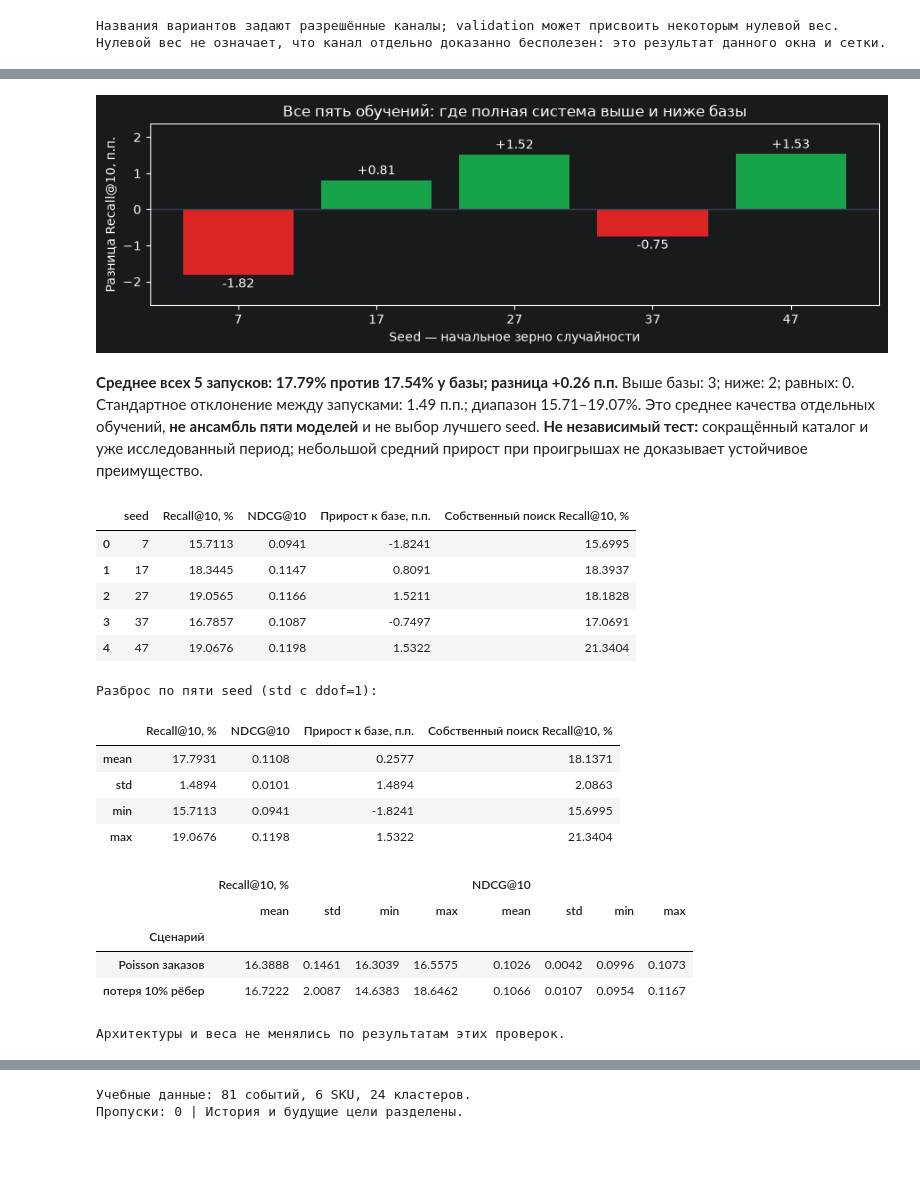
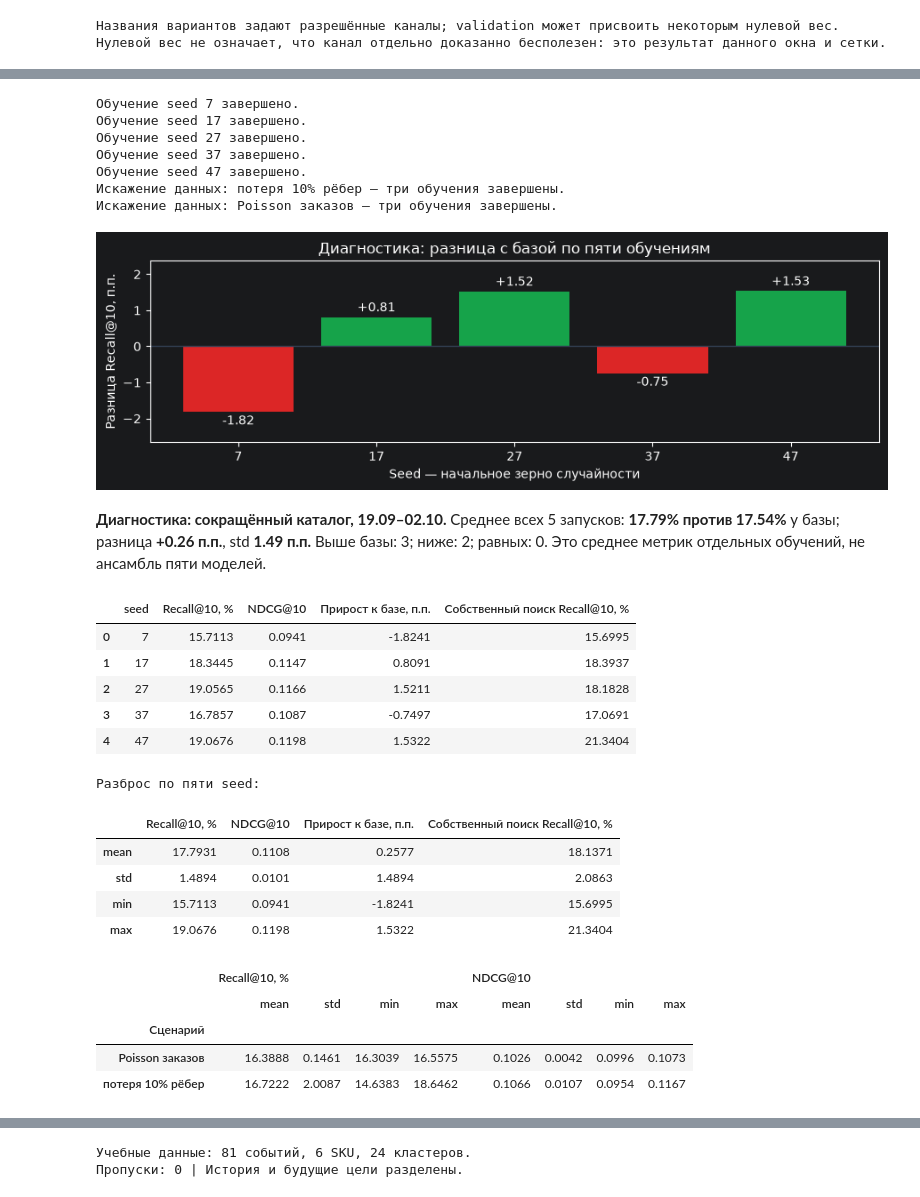
Before and after one commit to eugiv/ozon_card_query_model, a Jupyter notebook: recommender_demo.ipynb, the cells around one changed output, grey strips where cells are left out. Drawn from its saved outputs; the diff is of its cells as text; code cells hidden in the pictures; blank space fills up the shorter version.

```diff
--- a/recommender_demo.ipynb
+++ b/recommender_demo.ipynb
@@ -395,8 +527,4 @@ display(pd.DataFrame(research['study']['splits']))
 # %%
-from importlib import reload
-import semantic_adapter, graph_learning
-reload(semantic_adapter); reload(graph_learning)
-
 if RECOMPUTE_RESEARCH:
     stop_split = splits['epoch_validation']
     adapter_scorer = profile_scorer(stop_split['base'], stop_split['history'], study_catalog, weighted=True)
@@ -430,7 +558,7 @@ if RECOMPUTE_RESEARCH:
     for kind in ['adapter', 'graph']:
         smoke_vectors, smoke_audit, _ = train_network(kind, epochs=1)
         assert smoke_audit['optimizer_steps'] > 0 and smoke_audit['best_validation_score'] is not None
-        print('Короткая проверка', kind, ': отложенная метрика вычислена, scores конечны.')
+        print('Короткая проверка', kind, ': отложенная метрика вычислена, оценки конечны.')
     architectures = [('adapter', {'hidden_dim': 128}), ('adapter', {'hidden_dim': 64}),
                      ('graph', {'dimensions': 32, 'layers': 2}),
                      ('graph', {'dimensions': 16, 'layers': 2}), ('graph', {'dimensions': 32, 'layers': 1})]
@@ -464,11 +592,15 @@ fig, axes = plt.subplots(2, 2, figsize=(11, 6))
 for row, kind in enumerate(['adapter', 'graph']):
     curve = research['curves'][kind]
     axes[row, 0].plot(range(1, len(curve['loss']) + 1), curve['loss'])
-    axes[row, 0].set_title(kind + ': train loss')
+    axes[row, 0].set_title(kind + ': ошибка обучения')
     axes[row, 1].plot(range(len(curve['validation_per_epoch'])), curve['validation_per_epoch'], marker='.')
     axes[row, 1].axvline(curve['best_epoch'], color='green', linestyle='--', label='Восстановленная эпоха')
-    axes[row, 1].set_title(kind + ': отложенный NDCG@10'); axes[row, 1].legend()
-    for ax in axes[row]: ax.set_xlabel('Эпоха')
-fig.tight_layout(); plt.show(); plt.close(fig)
-print('Выбрано на validation:', research['selected_parameters'])
+    axes[row, 1].set_title(kind + ': отложенный NDCG@10')
+    axes[row, 1].legend()
+    for ax in axes[row]:
+        ax.set_xlabel('Эпоха')
+fig.tight_layout()
+plt.show()
+plt.close(fig)
+print('Параметры контрольных кривых:', research['selected_parameters'])
 # %% [output]
@@ -616,7 +756,7 @@ if RECOMPUTE_RESEARCH:
         repeat_rows.append({'seed': seed, 'Recall@10, %': 100 * metric['recall@10'],
             'NDCG@10': metric['ndcg@10'], 'Прирост к базе, п.п.': 100 * metric['recall@10'] - research['ablation'][0]['Recall@10, %'],
             'Собственный поиск Recall@10, %': 100 * own_metric['recall@10']})
-        print('Повторное обучение seed', seed, 'завершено.')
+        print('Обучение seed', seed, 'завершено.')
     research['seeds'] = repeat_rows
     noise_rows = []
     for scenario in ['потеря 10% рёбер', 'Poisson заказов']:
@@ -627,56 +767,62 @@ if RECOMPUTE_RESEARCH:
                 damaged = damaged.loc[~(damaged.orders.gt(0) & (rng.random(len(damaged)) < .1))].copy()
             else:
                 damaged['orders'] = rng.poisson(damaged.orders.to_numpy(dtype=float))
             encoded = {kind: train_network(kind, seed=seed, history=damaged,
                          **research['selected_parameters'][kind])[0] for kind in ['adapter', 'graph']}
             scored = score_on_pool(common_test, splits['test'], encoded)
             metric = ranking_metrics(scored[['sku', 'normquery']].assign(
                 score=fusion_scores(scored, research['weights']['Полные четыре'])), common_targets)
             noise_rows.append({'Сценарий': scenario, 'seed': seed,
                 'Recall@10, %': 100 * metric['recall@10'], 'NDCG@10': metric['ndcg@10']})
-        print('Стресс-тест:', scenario, '— 3 переобучения завершены.')
+        print('Искажение данных:', scenario, '— три обучения завершены.')
     research['training_noise'] = noise_rows
 
 repeats = pd.DataFrame(research['seeds'])
 repeat_summary = repeat_result_summary(research)
-assert repeats.seed.tolist() == research['study']['seeds'], 'Нельзя убрать неудачные запуски из итоговой таблицы'
+assert repeats.seed.tolist() == research['study']['seeds'], 'Таблица должна содержать все заданные seed'
 repeat_gains = repeats['Recall@10, %'] - repeat_summary['baseline']
 np.testing.assert_allclose(repeat_gains, repeats['Прирост к базе, п.п.'])
 fig, ax = plt.subplots(figsize=(9, 3))
 bars = ax.bar(repeats.seed.astype(str), repeat_gains,
               color=['#16a34a' if gain > 0 else '#dc2626' if gain < 0 else '#94a3b8' for gain in repeat_gains])
 ax.axhline(0, color='#334155', linewidth=1)
-ax.set_title('Все пять обучений: где полная система выше и ниже базы')
-ax.set_xlabel('Seed — начальное зерно случайности'); ax.set_ylabel('Разница Recall@10, п.п.')
+ax.set_title('Диагностика: разница с базой по пяти обучениям')
+ax.set_xlabel('Seed — начальное зерно случайности')
+ax.set_ylabel('Разница Recall@10, п.п.')
 ax.margins(y=.25)
 for bar, gain in zip(bars, repeat_gains):
     ax.text(bar.get_x() + bar.get_width() / 2, gain + (.08 if gain >= 0 else -.08),
             f'{gain:+.2f}', ha='center', va='bottom' if gain >= 0 else 'top')
-fig.tight_layout(); plt.show(); plt.close(fig)
-display(Markdown(f"**Среднее всех {repeat_summary['count']} запусков: {repeat_summary['mean']:.2f}% "
-    f"против {repeat_summary['baseline']:.2f}% у базы; разница {repeat_summary['gain']:+.2f} п.п.** "
+fig.tight_layout()
+plt.show()
+plt.close(fig)
+display(Markdown(f"**Диагностика: сокращённый каталог, 19.09–02.10.** Среднее всех {repeat_summary['count']} запусков: "
+    f"**{repeat_summary['mean']:.2f}% против {repeat_summary['baseline']:.2f}%** у базы; "
+    f"разница **{repeat_summary['gain']:+.2f} п.п.**, std **{repeat_summary['std']:.2f} п.п.** "
     f"Выше базы: {repeat_summary['wins']}; ниже: {repeat_summary['losses']}; равных: {repeat_summary['ties']}. "
-    f"Стандартное отклонение между запусками: {repeat_summary['std']:.2f} п.п.; "
-    f"диапазон {repeat_summary['minimum']:.2f}–{repeat_summary['maximum']:.2f}%. "
-    'Это среднее качества отдельных обучений, **не ансамбль пяти моделей** и не выбор лучшего seed. '
-    '**Не независимый тест:** сокращённый каталог и уже исследованный период; '
-    'небольшой средний прирост при проигрышах не доказывает устойчивое преимущество.'))
+    'Это среднее метрик отдельных обучений, не ансамбль пяти моделей.'))
 display(repeats.round(4))
-print('Разброс по пяти seed (std с ddof=1):')
+print('Разброс по пяти seed:')
 display(repeats.drop(columns='seed').agg(['mean', 'std', 'min', 'max']).round(4))
 noise = pd.DataFrame(research['training_noise'])
 display(noise.groupby('Сценарий')[['Recall@10, %', 'NDCG@10']].agg(['mean', 'std', 'min', 'max']).round(4))
-print('Архитектуры и веса не менялись по результатам этих проверок.')
 # %% [output]
+Обучение seed 7 завершено.
+Обучение seed 17 завершено.
+Обучение seed 27 завершено.
+Обучение seed 37 завершено.
+Обучение seed 47 завершено.
+Искажение данных: потеря 10% рёбер — три обучения завершены.
+Искажение данных: Poisson заказов — три обучения завершены.
-[figure, old version]
+[figure, new version]
-**Среднее всех 5 запусков: 17.79% против 17.54% у базы; разница +0.26 п.п.** Выше базы: 3; ниже: 2; равных: 0. Стандартное отклонение между запусками: 1.49 п.п.; диапазон 15.71–19.07%. Это среднее качества отдельных обучений, **не ансамбль пяти моделей** и не выбор лучшего seed. **Не независимый тест:** сокращённый каталог и уже исследованный период; небольшой средний прирост при проигрышах не доказывает устойчивое преимущество.
+**Диагностика: сокращённый каталог, 19.09–02.10.** Среднее всех 5 запусков: **17.79% против 17.54%** у базы; разница **+0.26 п.п.**, std **1.49 п.п.** Выше базы: 3; ниже: 2; равных: 0. Это среднее метрик отдельных обучений, не ансамбль пяти моделей.
 |  | seed | Recall@10, % | NDCG@10 | Прирост к базе, п.п. | Собственный поиск Recall@10, % |
 | 0 | 7 | 15.7113 | 0.0941 | -1.8241 | 15.6995 |
 | 1 | 17 | 18.3445 | 0.1147 | 0.8091 | 18.3937 |
 | 2 | 27 | 19.0565 | 0.1166 | 1.5211 | 18.1828 |
 | 3 | 37 | 16.7857 | 0.1087 | -0.7497 | 17.0691 |
 | 4 | 47 | 19.0676 | 0.1198 | 1.5322 | 21.3404 |
-Разброс по пяти seed (std с ddof=1):
+Разброс по пяти seed:
 |  | Recall@10, % | NDCG@10 | Прирост к базе, п.п. | Собственный поиск Recall@10, % |
 | mean | 17.7931 | 0.1108 | 0.2577 | 18.1371 |
 | std | 1.4894 | 0.0101 | 1.4894 | 2.0863 |
@@ -687,5 +833,4 @@ print('Архитектуры и веса не менялись по резул
 | Сценарий |  |  |  |  |  |  |  |  |
 | Poisson заказов | 16.3888 | 0.1461 | 16.3039 | 16.5575 | 0.1026 | 0.0042 | 0.0996 | 0.1073 |
 | потеря 10% рёбер | 16.7222 | 2.0087 | 14.6383 | 18.6462 | 0.1066 | 0.0107 | 0.0954 | 0.1167 |
-Архитектуры и веса не менялись по результатам этих проверок.
 # %% [markdown]
```
Also changed, not shown: parts of 58 cells of this notebook, 28 other files.
